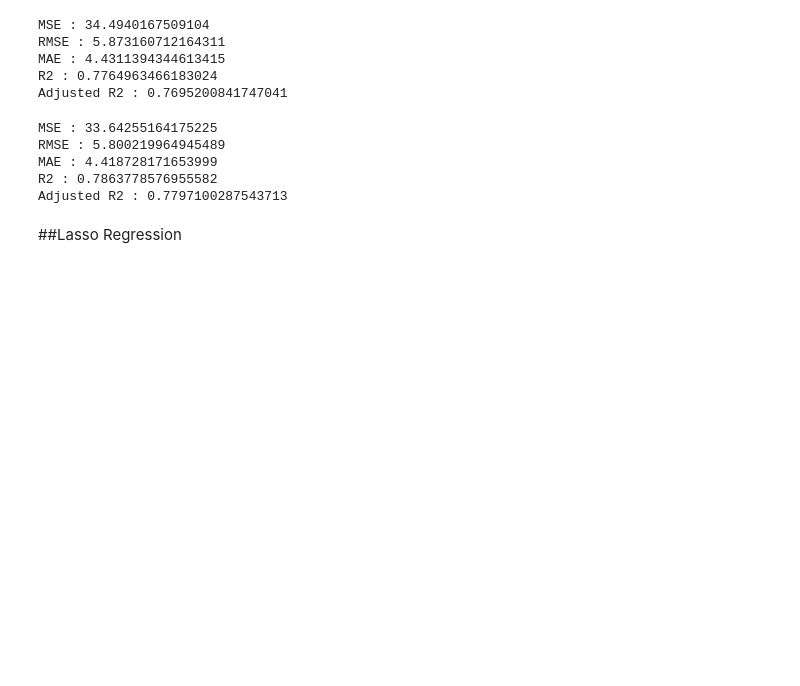
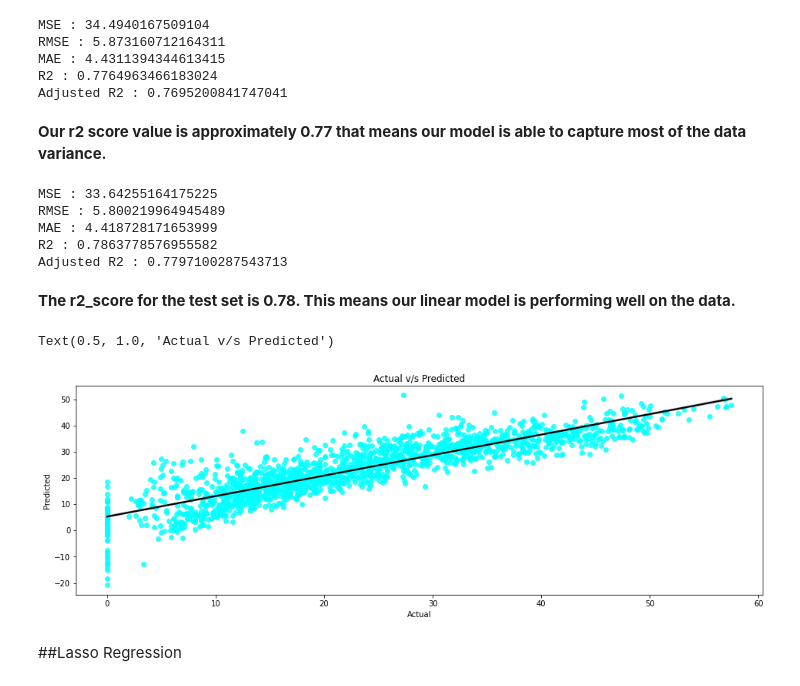
Before and after one commit to Sarath-Haridas/Capstone_Project_2_Bike_sharing_demand_prediction, a Jupyter notebook: Bike_sharing_demand_prediction__Capstone_project_2.ipynb, the cells around one changed output. Cells and saved outputs as stored; diff of their text form; code cells hidden in the pictures; blank space fills up the shorter version.

```diff
--- a/Bike_sharing_demand_prediction__Capstone_project_2.ipynb
+++ b/Bike_sharing_demand_prediction__Capstone_project_2.ipynb
@@ -586,17 +610,3 @@ cat_features
  'day',
  'month',
  'Weekend_or_weekday']
-# %%
-#Executing ONe hot encoding
-df_copy = pd.get_dummies(df_copy, columns = cat_features, drop_first = True)
-
-'''
-def one_hot_encoding(data, column):
-    data = pd.concat([data, pd.get_dummies(data[column], prefix=column, drop_first=True)], axis=1)
-    data = data.drop([column], axis=1)
-    return data
-
-for col in cat_features:
-    df_copy = one_hot_encoding(df_copy, col)
-df_copy.head()
-'''
@@ -666,13 +679,3 @@ y.head()
 3    10.344080
 4     8.831761
 Name: Rented_Bike_Count, dtype: float64
-# %%
-"""
-from scipy.stats import zscore
-features = X.columns
-X = df_copy[features].apply(zscore)
-
-from sklearn.preprocessing import MinMaxScaler
-scaler = MinMaxScaler()
-X = scaler.fit_transform(X)
-"""
@@ -758,3 +777,5 @@ RMSE : 5.873160712164311
 MAE : 4.4311394344613415
 R2 : 0.7764963466183024
 Adjusted R2 : 0.7695200841747041
+# %% [markdown]
+**Our r2 score value is approximately 0.77 that means our model is able to capture most of the data variance.**
@@ -790,3 +819,5 @@ RMSE : 5.800219964945489
 MAE : 4.418728171653999
 R2 : 0.7863778576955582
 Adjusted R2 : 0.7797100287543713
+# %% [markdown]
+**The r2_score for the test set is 0.78. This means our linear model is  performing well on the data.**
@@ -793,3 +833,15 @@ Adjusted R2 : 0.7797100287543713
+# %%
+#Plotting  the figure
+'''Plotting for y_pred_test values and
+y_test values. To check how close we are to regresson line'''
+plt.figure(figsize=(16,5))
+sns.regplot(x=y_test,y=y_pred_test,scatter_kws={'color' : 'cyan'},line_kws={'color':'black'})
+plt.xlabel('Actual')
+plt.ylabel("Predicted")
+plt.title("Actual v/s Predicted")
+# %% [output]
+Text(0.5, 1.0, 'Actual v/s Predicted')
+[figure, added]
 # %% [markdown]
 ##Lasso Regression
 # %%
```
Also changed, not shown: parts of 111 cells of this notebook.
